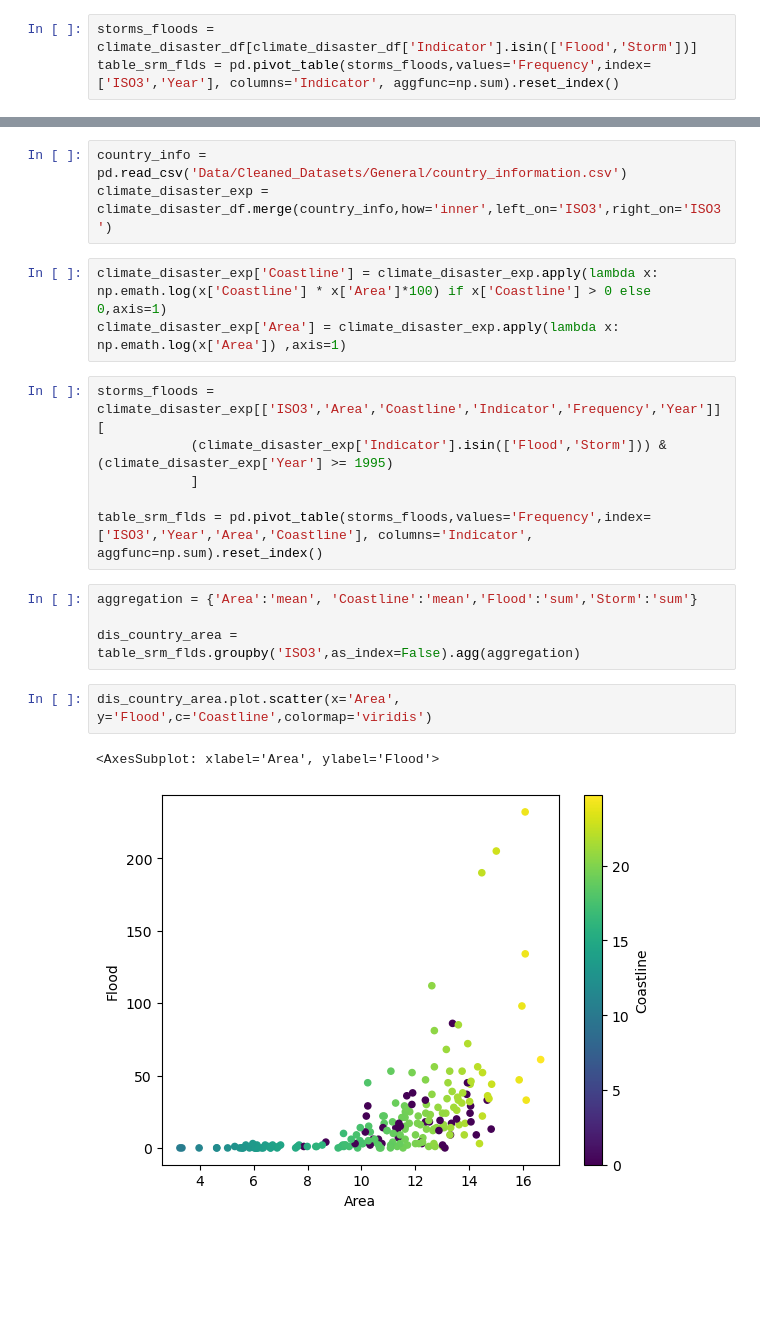
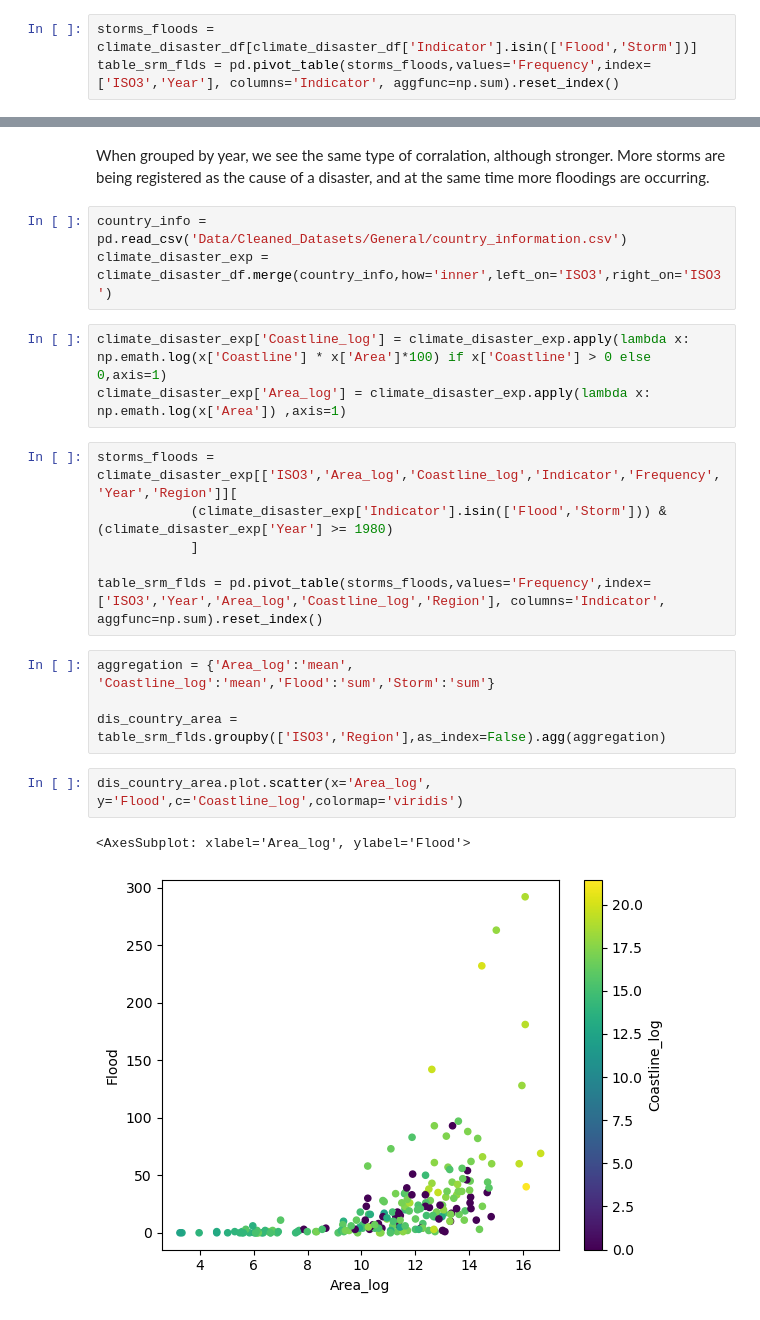
Before and after one commit to javiervqz/ds4a_analysis, a Jupyter notebook: climate_disasters.ipynb, the cells around one changed output, grey strips where cells are left out. Cells and saved outputs as stored; diff of their text form; blank space fills up the shorter version.

Commit message:
Completed disasters EDA

```diff
--- a/climate_disasters.ipynb
+++ b/climate_disasters.ipynb
@@ -87,22 +101,24 @@ strm_flds_by_year.plot.scatter(x='Storm',y='Flood',c='Year',colormap='viridis')
 [figure]
+# %% [markdown]
+When grouped by year, we see the same type of corralation, although stronger. More storms are being registered as the cause of a disaster, and at the same time more floodings are occurring.
 # %%
 country_info = pd.read_csv('Data/Cleaned_Datasets/General/country_information.csv')
 climate_disaster_exp = climate_disaster_df.merge(country_info,how='inner',left_on='ISO3',right_on='ISO3')
 # %%
-climate_disaster_exp['Coastline'] = climate_disaster_exp.apply(lambda x: np.emath.log(x['Coastline'] * x['Area']*100) if x['Coastline'] > 0 else 0,axis=1)
-climate_disaster_exp['Area'] = climate_disaster_exp.apply(lambda x: np.emath.log(x['Area']) ,axis=1)
+climate_disaster_exp['Coastline_log'] = climate_disaster_exp.apply(lambda x: np.emath.log(x['Coastline'] * x['Area']*100) if x['Coastline'] > 0 else 0,axis=1)
+climate_disaster_exp['Area_log'] = climate_disaster_exp.apply(lambda x: np.emath.log(x['Area']) ,axis=1)
 # %%
-storms_floods = climate_disaster_exp[['ISO3','Area','Coastline','Indicator','Frequency','Year']][
-            (climate_disaster_exp['Indicator'].isin(['Flood','Storm'])) & (climate_disaster_exp['Year'] >= 1995)
+storms_floods = climate_disaster_exp[['ISO3','Area_log','Coastline_log','Indicator','Frequency','Year','Region']][
+            (climate_disaster_exp['Indicator'].isin(['Flood','Storm'])) & (climate_disaster_exp['Year'] >= 1980)
             ]
 
-table_srm_flds = pd.pivot_table(storms_floods,values='Frequency',index=['ISO3','Year','Area','Coastline'], columns='Indicator', aggfunc=np.sum).reset_index()
+table_srm_flds = pd.pivot_table(storms_floods,values='Frequency',index=['ISO3','Year','Area_log','Coastline_log','Region'], columns='Indicator', aggfunc=np.sum).reset_index()
 # %%
-aggregation = {'Area':'mean', 'Coastline':'mean','Flood':'sum','Storm':'sum'}
+aggregation = {'Area_log':'mean', 'Coastline_log':'mean','Flood':'sum','Storm':'sum'}
 
-dis_country_area = table_srm_flds.groupby('ISO3',as_index=False).agg(aggregation)
+dis_country_area = table_srm_flds.groupby(['ISO3','Region'],as_index=False).agg(aggregation)
 # %%
-dis_country_area.plot.scatter(x='Area', y='Flood',c='Coastline',colormap='viridis')
+dis_country_area.plot.scatter(x='Area_log', y='Flood',c='Coastline_log',colormap='viridis')
 # %% [output]
-<AxesSubplot: xlabel='Area', ylabel='Flood'>
+<AxesSubplot: xlabel='Area_log', ylabel='Flood'>
-[figure, old version]
+[figure, new version]
```
Also changed, not shown: parts of 15 cells of this notebook, 1 other file.
